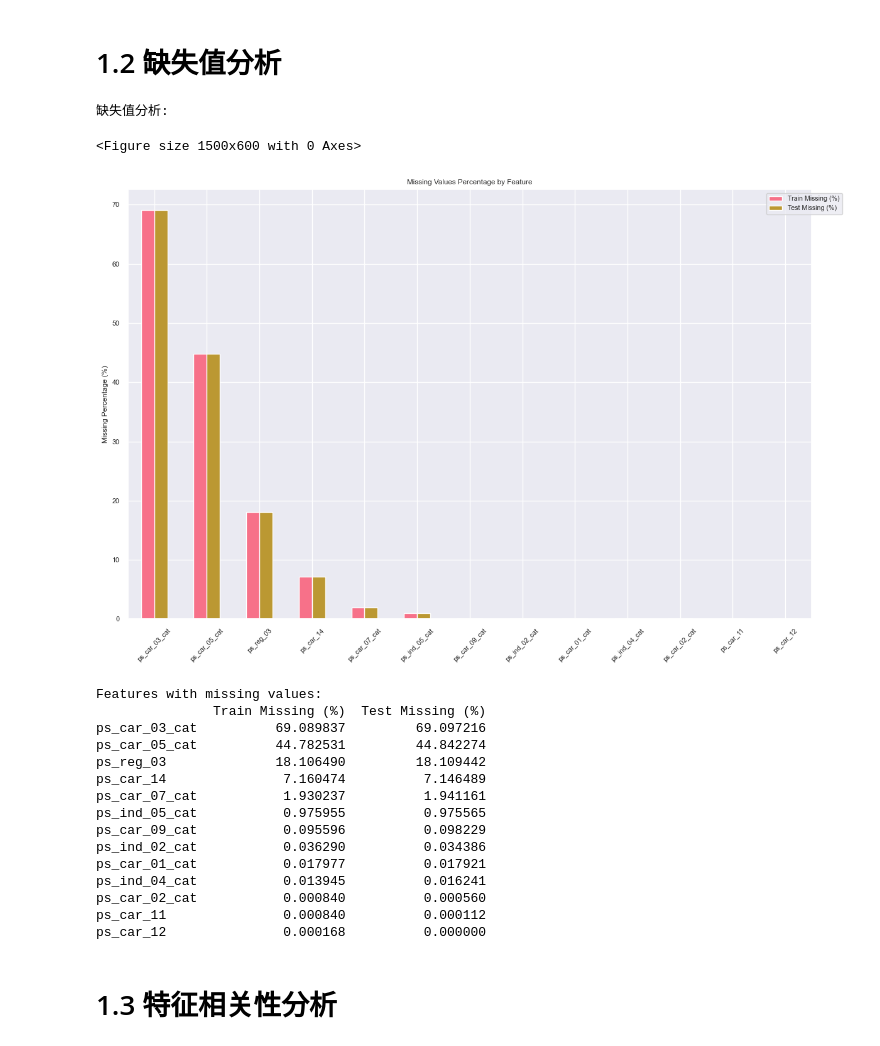
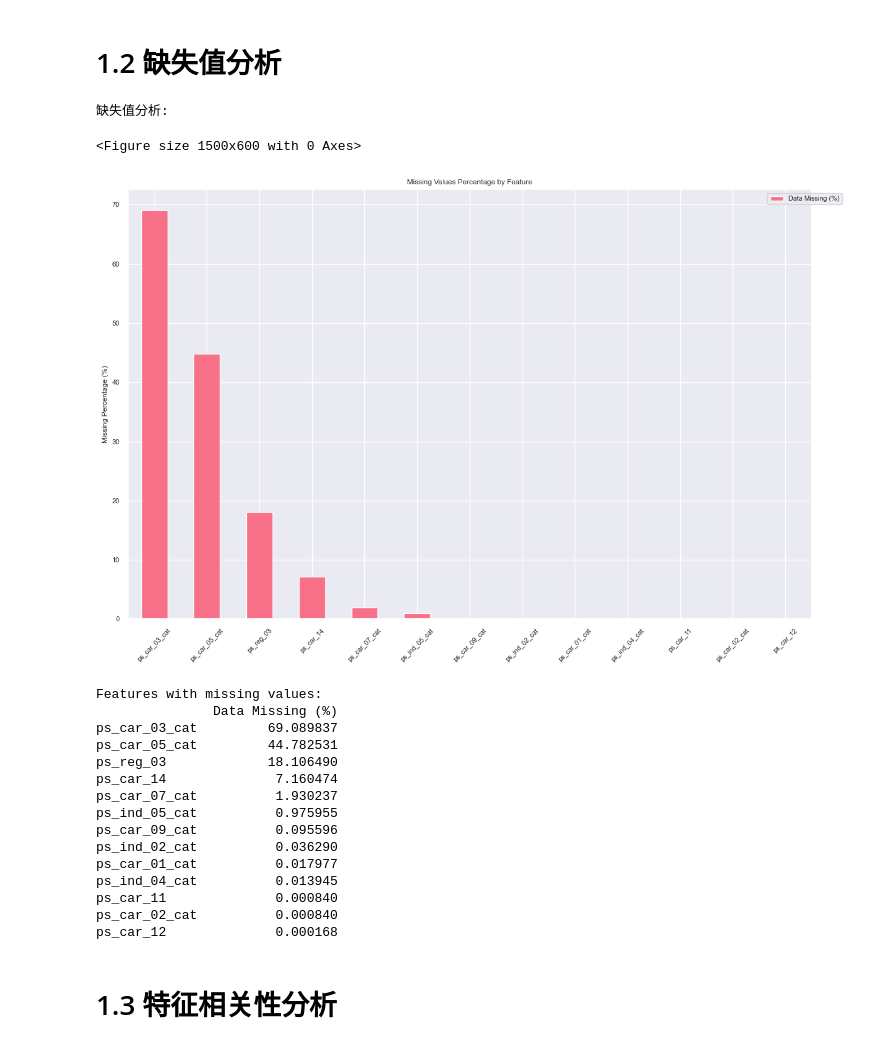
Before and after one commit to shenkaichen/CSE6740-project, a Jupyter notebook: methodology/GAN_lightGBM/GAN+lightGBM.ipynb, the cells around one changed output. Saved outputs shown, nothing was run; the diff lists cells and outputs as text; code cells hidden in the pictures.

```diff
--- a/methodology/GAN_lightGBM/GAN+lightGBM.ipynb
+++ b/methodology/GAN_lightGBM/GAN+lightGBM.ipynb
@@ -15,20 +15,19 @@ plt.rcParams['font.size'] = 10
 sns.set_palette("husl")
 
 # 加载数据
-train_df = pd.read_csv('train.csv')
-test_df = pd.read_csv('test.csv')
+data_df = pd.read_csv('train.csv')
 
 # 特征分类
-binary_features = [col for col in train_df.columns if '_bin' in col]
-categorical_features = [col for col in train_df.columns if '_cat' in col]
-calc_features = [col for col in train_df.columns if '_calc' in col and '_bin' not in col]
-continuous_features = [col for col in train_df.columns
+binary_features = [col for col in data_df.columns if '_bin' in col]
+categorical_features = [col for col in data_df.columns if '_cat' in col]
+calc_features = [col for col in data_df.columns if '_calc' in col and '_bin' not in col]
+continuous_features = [col for col in data_df.columns
                       if col not in binary_features + categorical_features +
                       calc_features + ['id', 'target']]
 
 # 打印基本信息
 print("数据集基本信息:")
-print(f"Dataset shape: {train_df.shape}")
+print(f"Dataset shape: {data_df.shape}")
 
 print("\nFeature counts:")
 print(f"Binary features: {len(binary_features)}")
@@ -37,7 +36,7 @@ print(f"Calculated features: {len(calc_features)}")
 print(f"Continuous features: {len(continuous_features)}")
 
 print("训练集数据类型:")
-print(train_df.dtypes)
+print(data_df.dtypes)
 # %% [output]
 数据集基本信息:
 Dataset shape: (595212, 59)
@@ -103,60 +102,57 @@ Name: proportion, dtype: float64
 # %% [markdown]
 # 1.2 缺失值分析
 # %%
-def analyze_missing_values(train_df, test_df):
+def analyze_missing_values(data_df):
     """分析缺失值"""
     # 计算缺失值的百分比
-    missing_train = (train_df == -1).sum() / len(train_df) * 100  # 百分比
-    missing_test = (test_df == -1).sum() / len(test_df) * 100  # 百分比
+    missing_data = (data_df == -1).sum() / len(data_df) * 100  # 百分比
 
     # 创建缺失值 DataFrame
     missing_df = pd.DataFrame({
-        'Train Missing (%)': missing_train,
-        'Test Missing (%)': missing_test
-    }).sort_values('Train Missing (%)', ascending=False)
+        'Data Missing (%)': missing_data,
+    }).sort_values('Data Missing (%)', ascending=False)
 
     # 只显示有缺失值的特征
     missing_df = missing_df[
-        (missing_df['Train Missing (%)'] > 0) |
-        (missing_df['Test Missing (%)'] > 0)
+        missing_df['Data Missing (%)'] > 0
     ]
 
     # 绘制缺失值百分比的柱状图
     plt.figure(figsize=(15, 6))
     missing_df.plot(kind='bar')
     plt.title('Missing Values Percentage by Feature')
     plt.ylabel('Missing Percentage (%)')
     plt.xticks(rotation=45)
     plt.legend(bbox_to_anchor=(1.05, 1))
     plt.tight_layout()
     plt.show()
 
     # 打印缺失值百分比
     print("\nFeatures with missing values:")
     print(missing_df)
 
 # 执行缺失值分析
 print("\n缺失值分析:")
-analyze_missing_values(train_df, test_df)
+analyze_missing_values(data_df)
 # %% [output]
 缺失值分析:
 <Figure size 1500x600 with 0 Axes>
-[figure, old version]
+[figure, new version]
 Features with missing values:
-               Train Missing (%)  Test Missing (%)
-ps_car_03_cat          69.089837         69.097216
-ps_car_05_cat          44.782531         44.842274
-ps_reg_03              18.106490         18.109442
-ps_car_14               7.160474          7.146489
-ps_car_07_cat           1.930237          1.941161
-ps_ind_05_cat           0.975955          0.975565
-ps_car_09_cat           0.095596          0.098229
-ps_ind_02_cat           0.036290          0.034386
-ps_car_01_cat           0.017977          0.017921
-ps_ind_04_cat           0.013945          0.016241
-ps_car_02_cat           0.000840          0.000560
-ps_car_11               0.000840          0.000112
-ps_car_12               0.000168          0.000000
+               Data Missing (%)
+ps_car_03_cat         69.089837
+ps_car_05_cat         44.782531
+ps_reg_03             18.106490
+ps_car_14              7.160474
+ps_car_07_cat          1.930237
+ps_ind_05_cat          0.975955
+ps_car_09_cat          0.095596
+ps_ind_02_cat          0.036290
+ps_car_01_cat          0.017977
+ps_ind_04_cat          0.013945
+ps_car_11              0.000840
+ps_car_02_cat          0.000840
+ps_car_12              0.000168
 # %% [markdown]
 # 1.3 特征相关性分析
 # %%
```
Also changed, not shown: parts of 18 cells of this notebook.
